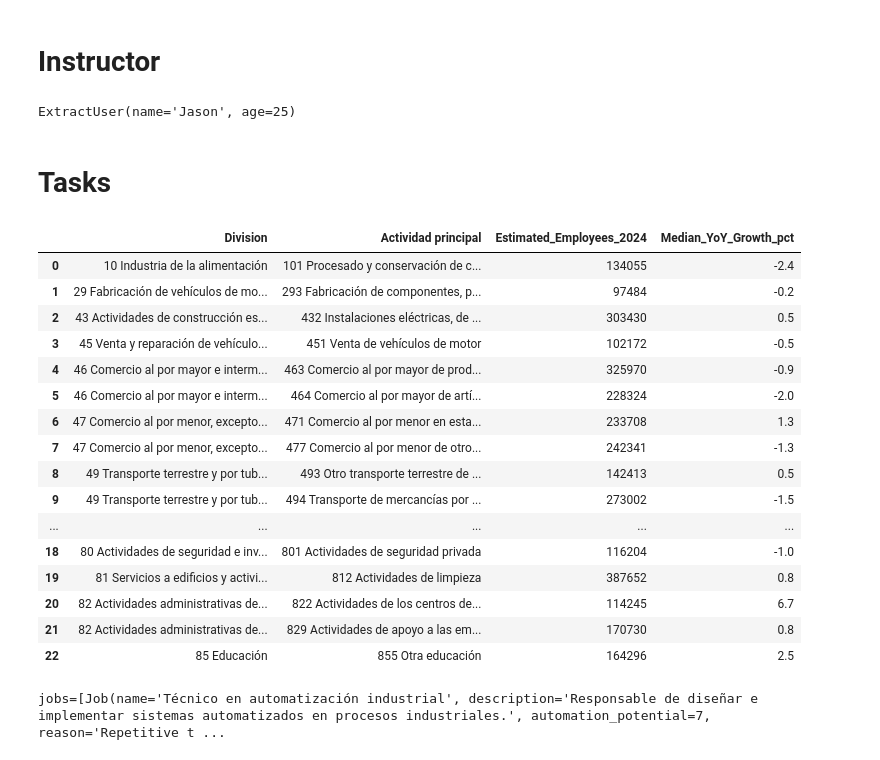
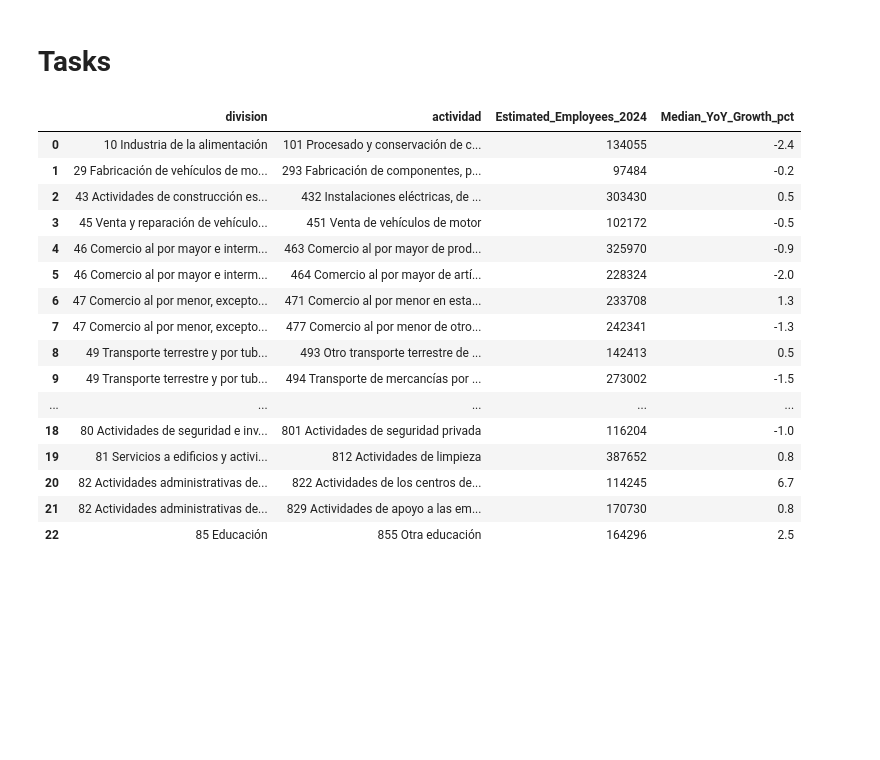
Before and after one commit to graphext/cuery, a Jupyter notebook: notebooks/examples.ipynb, the cells around one changed output. Cells and saved outputs as stored; diff of their text form; code cells hidden in the pictures; blank space fills up the shorter version.

```diff
--- a/notebooks/examples.ipynb
+++ b/notebooks/examples.ipynb
@@ -72,2 +14,0 @@ How can I assist you today?
-# %% [markdown]
-# Instructor
@@ -101,6 +15,2 @@ assert resp.age == 25
-# %%
-resp
-# %% [output]
-ExtractUser(name='Jason', age=25)
 # %% [markdown]
 # Tasks
@@ -110,26 +17,21 @@ DATA_DIR = GDRIVE / "Research/future_of_work/inputs/ine_dirce_aggregated_by_acti
 # %%
-data = pd.read_csv(DATA_DIR)
+DATA_DIR = GDRIVE / "Research/future_of_work/inputs/ine_dirce_aggregated_by_activity.csv"
+data = pd.read_csv(DATA_DIR).rename(
+    columns={"Division": "division", "Actividad principal": "actividad"}
+)
 display(data)
 
 n_examples = 5
-exs = data.loc[:n_examples, ["Division", "Actividad principal"]]
-exs = exs.values.tolist()
-exs
-
-context_df = (
-    data[["Division", "Actividad principal"]]
-    .iloc[:3]
-    .rename(columns={"Division": "division", "Actividad principal": "actividad"})
-)
+context_df = data[["division", "actividad"]].iloc[:5]
 
 context_dict = {
     "division": context_df["division"].tolist(),
     "actividad": context_df["actividad"].to_list(),
 }
 
 context_records = context_df.to_dict(orient="records")
 # %% [output]
-|  | Division | Actividad principal | Estimated_Employees_2024 | Median_YoY_Growth_pct |
+|  | division | actividad | Estimated_Employees_2024 | Median_YoY_Growth_pct |
 | 0 | 10 Industria de la alimentación | 101 Procesado y conservación de c... | 134055 | -2.4 |
 | 1 | 29 Fabricación de vehículos de mo... | 293 Fabricación de componentes, p... | 97484 | -0.2 |
 | 2 | 43 Actividades de construcción es... | 432 Instalaciones eléctricas, de ... | 303430 | 0.5 |
@@ -161,12 +50,0 @@ client = instructor.from_provider("openai/gpt-3.5-turbo", async_client=True)
-# %%
-jobs = await prompt.call(
-    client,
-    model="gpt-3.5-turbo",
-    prompt=tasks.PROMPTS["dirce_jobs"],
-    context={"division": exs[0][0], "actividad": exs[1][1]},
-    response_model=tasks.Jobs,
-)
-
-print(jobs)
-# %% [output]
-jobs=[Job(name='Técnico en automatización industrial', description='Responsable de diseñar e implementar sistemas automatizados en procesos industriales.', automation_potential=7, reason='Repetitive t ...
```
Also changed, not shown: parts of 16 cells of this notebook, 6 other files.
